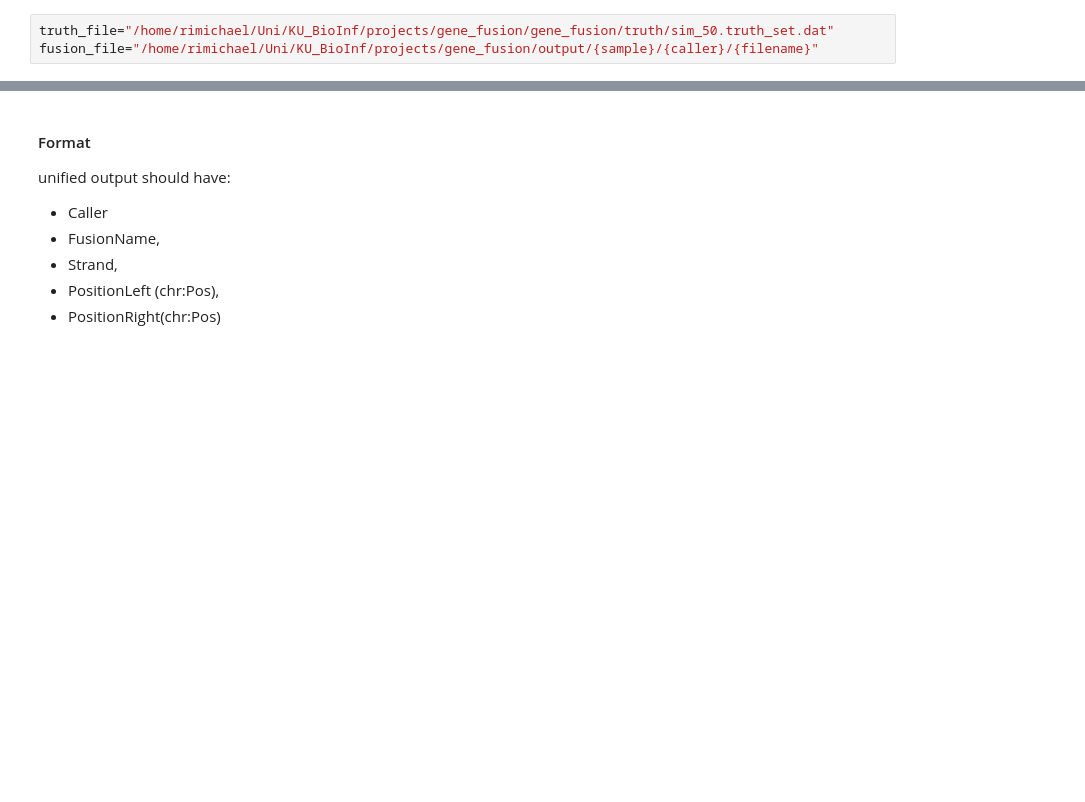
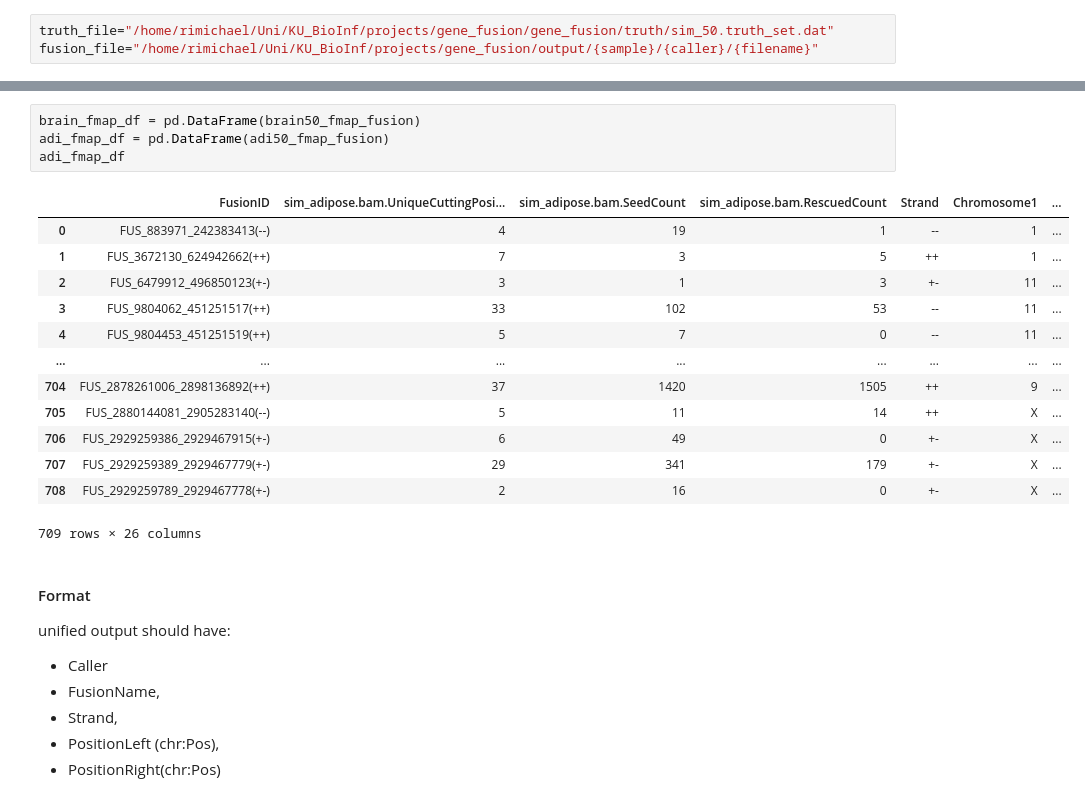
Before and after one commit to RMichae1/gene_fusion, a Jupyter notebook: Fusion_Analysis.ipynb, the cells around one changed output, grey strips where cells are left out. Drawn from its saved outputs; the diff is of its cells as text; blank space fills up the shorter version.

```diff
--- a/Fusion_Analysis.ipynb
+++ b/Fusion_Analysis.ipynb
@@ -46,3 +52,21 @@ pd.DataFrame.head(adi50_fmap_fusion)
+# %%
+brain_fmap_df = pd.DataFrame(brain50_fmap_fusion)
+adi_fmap_df = pd.DataFrame(adi50_fmap_fusion)
+adi_fmap_df
+# %% [output]
+|  | FusionID | sim_adipose.bam.UniqueCuttingPosi... | sim_adipose.bam.SeedCount | sim_adipose.bam.RescuedCount | Strand | Chromosome1 | ... |
+| 0 | FUS_883971_242383413(--) | 4 | 19 | 1 | -- | 1 | ... |
+| 1 | FUS_3672130_624942662(++) | 7 | 3 | 5 | ++ | 1 | ... |
+| 2 | FUS_6479912_496850123(+-) | 3 | 1 | 3 | +- | 11 | ... |
+| 3 | FUS_9804062_451251517(++) | 33 | 102 | 53 | -- | 11 | ... |
+| 4 | FUS_9804453_451251519(++) | 5 | 7 | 0 | -- | 11 | ... |
+| ... | ... | ... | ... | ... | ... | ... | ... |
+| 704 | FUS_2878261006_2898136892(++) | 37 | 1420 | 1505 | ++ | 9 | ... |
+| 705 | FUS_2880144081_2905283140(--) | 5 | 11 | 14 | ++ | X | ... |
+| 706 | FUS_2929259386_2929467915(+-) | 6 | 49 | 0 | +- | X | ... |
+| 707 | FUS_2929259389_2929467779(+-) | 29 | 341 | 179 | +- | X | ... |
+| 708 | FUS_2929259789_2929467778(+-) | 2 | 16 | 0 | +- | X | ... |
+709 rows × 26 columns
 # %% [markdown]
 #### Format
 unified output should have:
```
Also changed, not shown: parts of 23 cells of this notebook, 3 other files.
